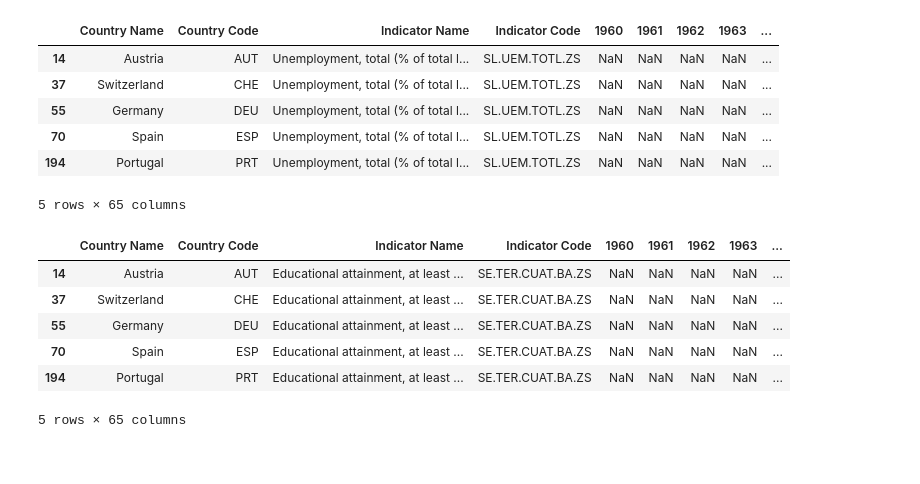
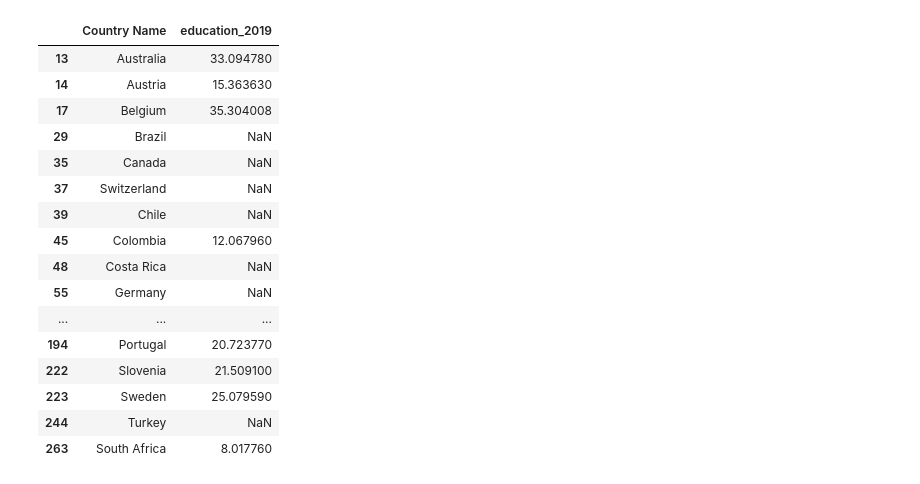
Before and after one commit to ValentinaMiller/Influences-on-covid-19-vaccination-rates, a Jupyter notebook: Data_cleaning.ipynb, the cells around one changed output. Drawn from its saved outputs; the diff is of its cells as text; code cells hidden in the pictures.

```diff
--- a/Data_cleaning.ipynb
+++ b/Data_cleaning.ipynb
@@ -6 +4,6 @@ df = pd.read_csv('COVID-19_vaccination_rates.csv')
+# %%
+country_list={'Australia', 'Austria', 'Belgium', 'Brazil', 'Canada', 'Chile', 'Colombia', 'Costa Rica', 'Denmark',
+ 'Estonia', 'Finland', 'France', 'Germany' ,'Greece', 'Hungary', 'Iceland', 'Ireland', 'Israel', 'Italy', 'Japan',
+ 'Latvia', 'Lithuania', 'Mexico', 'Netherlands', 'New Zealand', 'Norway', 'Poland', 'Portugal', 'Slovenia',
+ 'South Africa', 'Spain', 'Sweden', 'Switzerland', 'Turkey'}
 # %%
@@ -72,22 +109,23 @@ df3.loc[(df3["LOCATION"].isin(locations))]
-# %%
-df4 = pd.read_csv('unemployment_rate.csv')
-df4.loc[(df4["Country Name"].isin(countries))]
-# %% [output]
-|  | Country Name | Country Code | Indicator Name | Indicator Code | 1960 | 1961 | 1962 | 1963 | ... |
-| 14 | Austria | AUT | Unemployment, total (% of total l... | SL.UEM.TOTL.ZS | NaN | NaN | NaN | NaN | ... |
-| 37 | Switzerland | CHE | Unemployment, total (% of total l... | SL.UEM.TOTL.ZS | NaN | NaN | NaN | NaN | ... |
-| 55 | Germany | DEU | Unemployment, total (% of total l... | SL.UEM.TOTL.ZS | NaN | NaN | NaN | NaN | ... |
-| 70 | Spain | ESP | Unemployment, total (% of total l... | SL.UEM.TOTL.ZS | NaN | NaN | NaN | NaN | ... |
-| 194 | Portugal | PRT | Unemployment, total (% of total l... | SL.UEM.TOTL.ZS | NaN | NaN | NaN | NaN | ... |
-5 rows × 65 columns
 # %%
 df4 = pd.read_csv('higher_education_rate.csv')  ## NOT HAPPY
-df4.loc[(df4["Country Name"].isin(countries))]
+df4 = df4.loc[(df4["Country Name"].isin(country_list))][["Country Name","2019"]]
+df4.rename(columns={'2019': 'education_2019'}, inplace=True)
+df4
 # %% [output]
-|  | Country Name | Country Code | Indicator Name | Indicator Code | 1960 | 1961 | 1962 | 1963 | ... |
-| 14 | Austria | AUT | Educational attainment, at least ... | SE.TER.CUAT.BA.ZS | NaN | NaN | NaN | NaN | ... |
-| 37 | Switzerland | CHE | Educational attainment, at least ... | SE.TER.CUAT.BA.ZS | NaN | NaN | NaN | NaN | ... |
-| 55 | Germany | DEU | Educational attainment, at least ... | SE.TER.CUAT.BA.ZS | NaN | NaN | NaN | NaN | ... |
-| 70 | Spain | ESP | Educational attainment, at least ... | SE.TER.CUAT.BA.ZS | NaN | NaN | NaN | NaN | ... |
-| 194 | Portugal | PRT | Educational attainment, at least ... | SE.TER.CUAT.BA.ZS | NaN | NaN | NaN | NaN | ... |
+|  | Country Name | education_2019 |
+| 13 | Australia | 33.094780 |
+| 14 | Austria | 15.363630 |
+| 17 | Belgium | 35.304008 |
+| 29 | Brazil | NaN |
+| 35 | Canada | NaN |
+| 37 | Switzerland | NaN |
+| 39 | Chile | NaN |
+| 45 | Colombia | 12.067960 |
+| 48 | Costa Rica | NaN |
+| 55 | Germany | NaN |
+| ... | ... | ... |
+| 194 | Portugal | 20.723770 |
+| 222 | Slovenia | 21.509100 |
+| 223 | Sweden | 25.079590 |
+| 244 | Turkey | NaN |
+| 263 | South Africa | 8.017760 |
-5 rows × 65 columns
```
Also changed, not shown: parts of 10 cells of this notebook, 1 other file.
